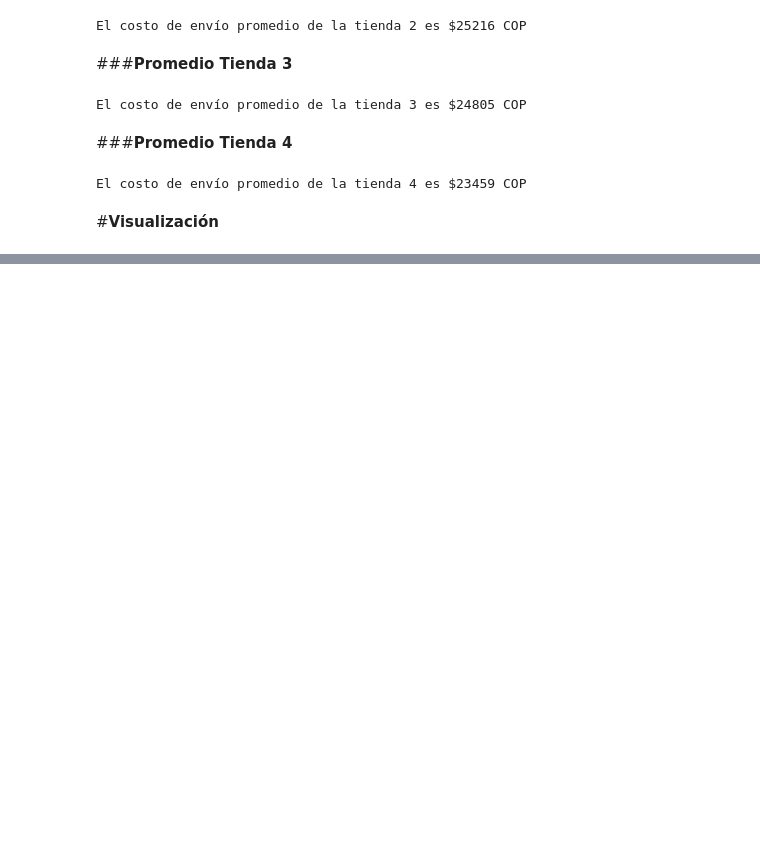
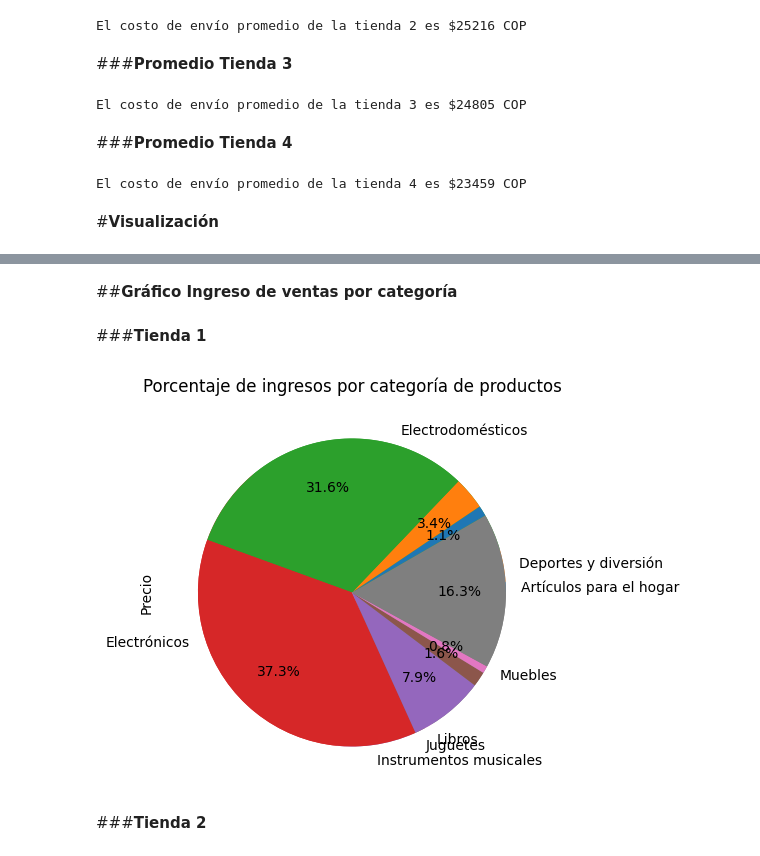
Before and after one commit to sebas33mix/challenge---1-data-science, a Jupyter notebook: challenge_1.ipynb, the cells around one changed output, grey strips where cells are left out. Cells and saved outputs as stored; diff of their text form; code cells hidden in the pictures; blank space fills up the shorter version.

```diff
--- a/challenge_1.ipynb
+++ b/challenge_1.ipynb
@@ -498,0 +521,16 @@ El costo de envío promedio de la tienda 4 es $23459 COP
+# %% [markdown]
+##**Gráfico Ingreso de ventas por categoría**
+# %% [markdown]
+###**Tienda 1**
+# %%
+df_agrupado_tienda_1
+
+fig, ax = plt.subplots(figsize=(5, 5))
+df_agrupado_tienda_1.plot.pie()
+ax.set_title("Porcentaje de ingresos por categoría de productos")
+ax.pie(x=df_agrupado_tienda_1,autopct="%.1f%%", pctdistance=0.7, labeldistance=5, startangle=30)
+plt.show()
+# %% [output]
+[figure, added]
+# %% [markdown]
+###**Tienda 2**
```
Also changed, not shown: parts of 35 cells of this notebook.
